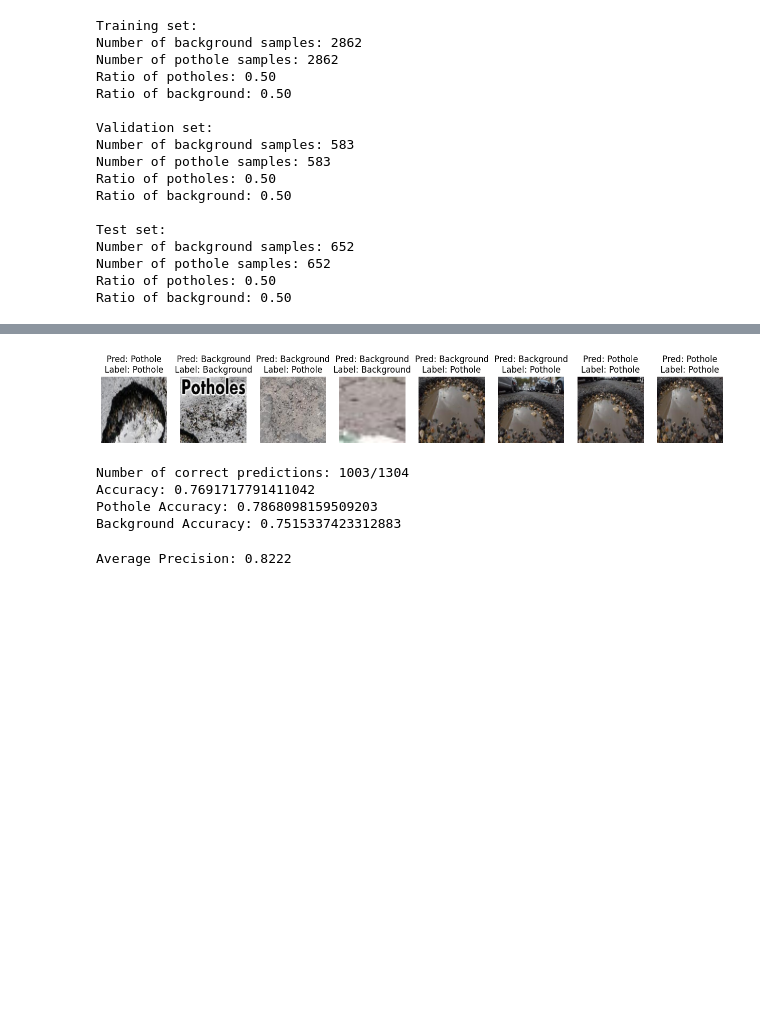
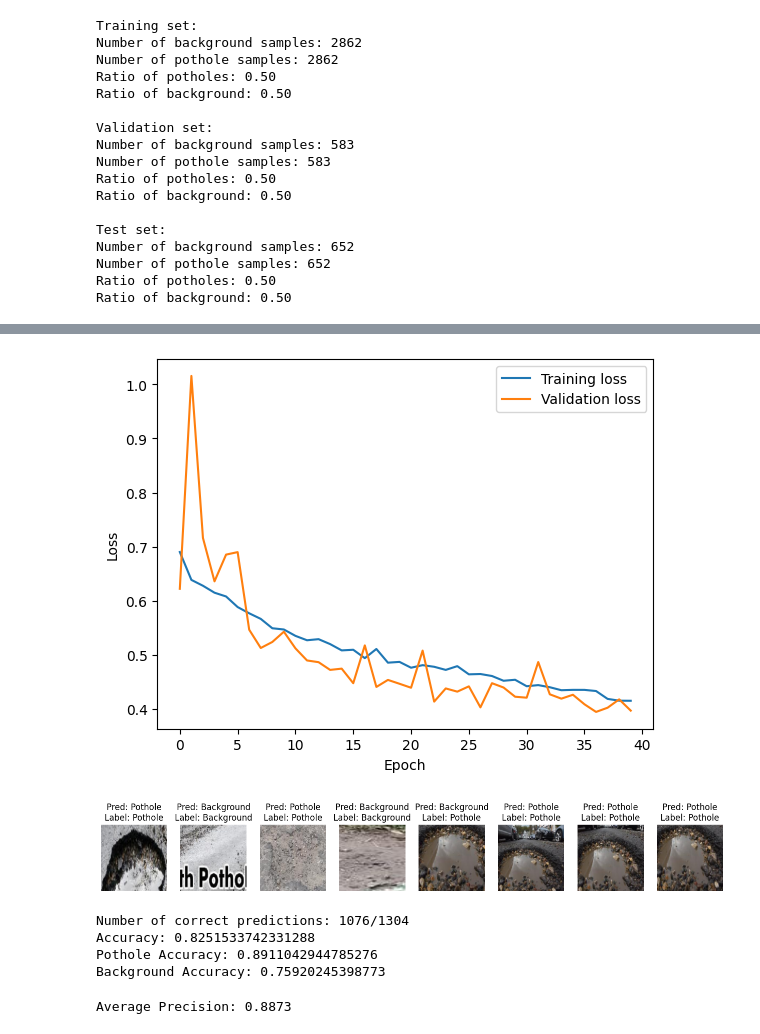
Before and after one commit to DevJav/02516_poster_3, a Jupyter notebook: data_loader _w_CNN.ipynb, the cells around one changed output, grey strips where cells are left out. Saved outputs shown, nothing was run; the diff lists cells and outputs as text; code cells hidden in the pictures; blank space fills up the shorter version.

```diff
--- a/data_loader _w_CNN.ipynb
+++ b/data_loader _w_CNN.ipynb
@@ -162,7 +162,14 @@ from sklearn.model_selection import train_test_split
 file_list = list(proposals.keys())  # Image files in the proposals
 img_dir = f'{home_dir}/Potholes/annotated-images'
 
-transform= T.Compose([
+transform_train= T.Compose([
+    T.RandomHorizontalFlip(),  # Randomly flip the image vertically
+    T.RandomRotation(10),  # Randomly rotate the image by 20 degrees
+    T.Resize((128, 128)),  # Resize to 128x128
+    T.ToTensor(),  # Convert to tensor
+])
+
+transform = T.Compose([
     T.Resize((128, 128)),  # Resize to 128x128
     T.ToTensor(),  # Convert to tensor
 ])
@@ -185,7 +192,7 @@ train_dataset = PotholeDatasetFromProposals(
     file_list=train_files,
     img_dir=img_dir,
     proposals=proposals,
-    transform=transform,
+    transform=transform_train,
     target_ratio=0.5,  # 30% potholes, 70% background
     apply_ratio=True
 )
@@ -274,6 +281,8 @@ Number of background samples: 652
 Number of pothole samples: 652
 Ratio of potholes: 0.50
 Ratio of background: 0.50
+# %%
+USE_LOCAL_MODEL = False
 # %%
 import torch
 import torch.nn as nn
@@ -373,17 +382,19 @@ criterion = nn.BCELoss()  # Binary Cross-Entropy Loss
 optimizer = optim.RMSprop(model.parameters(), lr=0.0001, momentum=0.9)
 
 device = torch.device('cuda' if torch.cuda.is_available() else 'cpu')
-USE_LOCAL_MODEL = True
 
 if USE_LOCAL_MODEL:
     # Load the pre-trained weights
-    model.load_state_dict(torch.load('/zhome/28/8/203659/UNI/Computer Vision DL/Segmentation/02516_poster_3/inception_net.pth'))  # Update with the desired path
+    model.load_state_dict(torch.load(f'{home_dir}/inception_net.pth'))  # Update with the desired path
     model.eval()
     model.to(device)
 else:
     # Training loop
-    epochs = 20
+    epochs = 40
     model = model.to(device)
+    best_val_loss = float('inf')
+    train_losses = []
+    val_losses = []
 
     for epoch in range(epochs):
         model.train()  # Set model to training mode
@@ -415,6 +426,7 @@ else:
 
         train_loss = running_loss / len(train_loader)
         train_acc = correct / total
+        train_losses.append(train_loss)
         print(f"Epoch [{epoch+1}/{epochs}], Loss: {train_loss:.4f}, Accuracy: {train_acc:.4f}")
 
         # Validation loop
@@ -436,8 +448,22 @@ else:
                 total += val_labels.size(0)
 
         val_loss = val_loss / len(test_loader)
+        best_val_loss = min(best_val_loss, val_loss)
+        if val_loss == best_val_loss:
+            torch.save(model.state_dict(), f'{home_dir}/inception_net_best.pth')
         val_acc = correct / total
+        val_losses.append(val_loss)
         print(f"Validation Loss: {val_loss:.4f}, Validation Accuracy: {val_acc:.4f}")
 
+
+
+    #plot the loss
+    plt.plot(train_losses, label="Training loss")
+    plt.plot(val_losses, label="Validation loss")
+    plt.xlabel("Epoch")
+    plt.ylabel("Loss")
+    plt.legend()
+
     # Save the trained model
-    torch.save(model.state_dict(), '/zhome/28/8/203659/UNI/Computer Vision DL/Segmentation/02516_poster_3/inception_net.pth')  # Update with the desired path
+    torch.save(model.state_dict(), f'{home_dir}/inception_net.pth')  # Update with the desired path
+# %% [output]
@@ -444,3 +487,4 @@ else:
+[figure, added]
 # %%
 #plot a few predictions
 import matplotlib.pyplot as plt
@@ -465,7 +509,7 @@ for i, ax in enumerate(axs.flat):
 
 plt.show()
 # %% [output]
-[figure, old version]
+[figure, new version]
 # %%
 # Calculate the overall accuracy on the test set
 correct = 0
@@ -504,10 +548,10 @@ print(f"Accuracy: {accuracy}")
 print(f"Pothole Accuracy: {correct_potholes / total_potholes}")
 print(f"Background Accuracy: {correct_background / total_background}")
 # %% [output]
-Number of correct predictions: 1003/1304
-Accuracy: 0.7691717791411042
-Pothole Accuracy: 0.7868098159509203
-Background Accuracy: 0.7515337423312883
+Number of correct predictions: 1076/1304
+Accuracy: 0.8251533742331288
+Pothole Accuracy: 0.8911042944785276
+Background Accuracy: 0.75920245398773
 # %%
 #measure AP
 from sklearn.metrics import average_precision_score
@@ -538,4 +582,4 @@ all_labels = np.array(all_labels)
 ap = average_precision_score(all_labels, all_predictions)
 print(f"Average Precision: {ap:.4f}")
 # %% [output]
-Average Precision: 0.8222
+Average Precision: 0.8873
```
Also changed, not shown: parts of 2 cells of this notebook, 4 other files.
